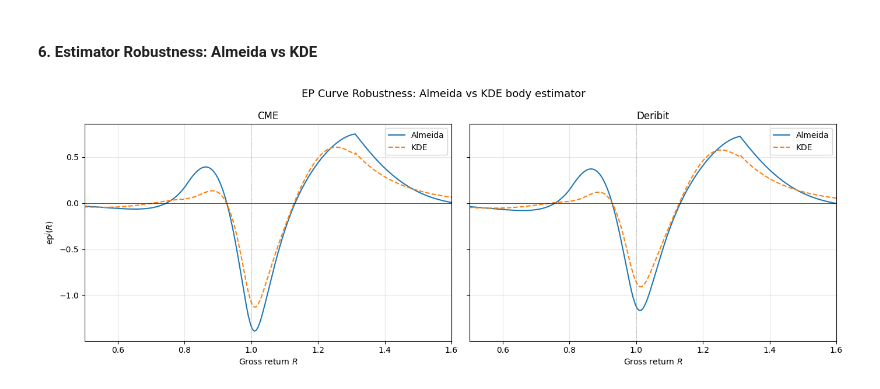
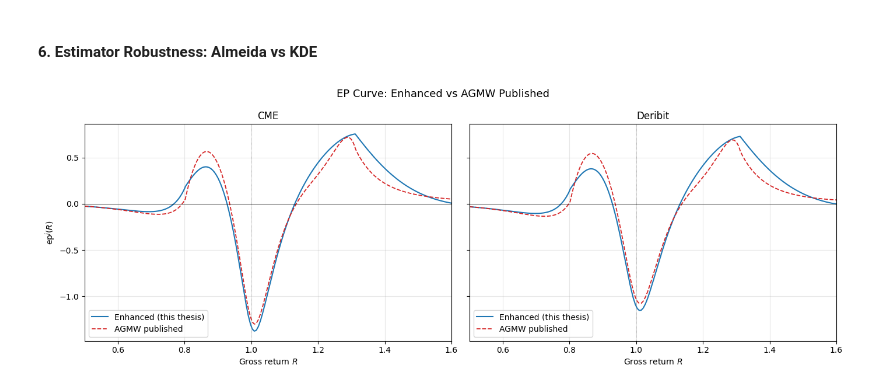
Before and after one commit to Lldelduca/bitcoin-risk-premia, a Jupyter notebook: notebooks/02_ep_decomposition.ipynb, the cells around one changed output. Saved outputs shown, nothing was run; the diff lists cells and outputs as text; code cells hidden in the pictures.

Commit message:
Enhanced Grith

```diff
--- a/notebooks/02_ep_decomposition.ipynb
+++ b/notebooks/02_ep_decomposition.ipynb
@@ -22,15 +22,15 @@ TAB_DIR = RES_P2 / 'tables'
 FIG_DIR.mkdir(parents=True, exist_ok=True)
 TAB_DIR.mkdir(parents=True, exist_ok=True)
 
-# Load densities
 d = np.load(DATA_P2 / 'phase2_densities.npz')
 R = d['R_grid']
-p_alm = d['p_almeida']
+p_enh = d['p_almeida']
+p_van = d['p_vanilla']
 p_kde = d['p_kde']
 q_cme = d['q_cme']
 q_der = d['q_der']
 
-# Load summary
+# Load summary (three estimators x two venues)
 summary = pd.read_csv(TAB_DIR / 'ep_decomposition_summary.csv')
 print("--- EP Decomposition Summary ---")
 print(summary.to_string(index=False))
@@ -46,9 +48,9 @@ venue estimator  total_ep  downside_contrib  downside_share  mid_contrib  mid_sh
 # %%
 fig, axes = plt.subplots(1, 2, figsize=(14, 5), sharey=True)
 for ax, (venue, q, color) in zip(axes, [('CME', q_cme, 'C0'), ('Deribit', q_der, 'C1')]):
-    ax.plot(R, p_alm, 'k-', lw=1.5, label=r'$\hat{p}(R)$ (Almeida)')
-    ax.plot(R, p_kde, 'k--', lw=1, alpha=0.5, label=r'$\hat{p}(R)$ (KDE)')
-    ax.plot(R, q, color=color, lw=1.5, label=rf'$\hat{{q}}^{{\mathrm{{{venue}}}}}(R)$')
+    ax.plot(R, p_enh, 'k-', lw=1.6, label=r'$\hat{p}(R)$ enhanced (this thesis)')
+    ax.plot(R, p_van, color='C3', ls='-.', lw=1.2, label=r'$\hat{p}(R)$ AGMW published')
+    ax.plot(R, q, color=color, lw=1.5, label=rf'$\bar{{q}}^{{\mathrm{{{venue}}}}}(R)$')
     ax.axvline(1.0, color='gray', lw=0.5, ls=':')
     ax.set_xlabel('Gross return $R$')
     ax.set_xlim(0.5, 1.6)
@@ -64,8 +86,8 @@ plt.show()
 # %% [markdown]
 #### 2. EP Curve: CME vs Deribit
 # %%
-ep_cme = (p_alm - q_cme) * R
-ep_der = (p_alm - q_der) * R
+ep_cme = (p_enh - q_cme) * R
+ep_der = (p_enh - q_der) * R
 
 fig, ax = plt.subplots(figsize=(13, 5))
 ax.plot(R, ep_cme, 'C0-', lw=1.5, label='CME')
@@ -77,7 +99,7 @@ ax.axvspan(1.10, R[-1], alpha=0.05, color='green')
 ax.set_xlabel('Gross return $R$')
 ax.set_ylabel(r'$\mathrm{ep}^j(R)$')
 ax.set_xlim(0.5, 1.6)
-ax.set_title('Equity Premium Curve: CME vs Deribit (Almeida estimator)')
+ax.set_title('Equity Premium Curve: CME vs Deribit (enhanced estimator)')
 ax.legend()
 plt.tight_layout()
 plt.savefig(FIG_DIR / 'fig_ep_curve.png', dpi=150)
@@ -111,11 +135,11 @@ plt.show()
 Under standard risk aversion this should be monotonically decreasing. A hump (local increase) in the small-negative-return region
 is the anomaly documented by Almeida et al. (2026) on Deribit.
 # %%
-p_safe = np.maximum(p_alm, 1e-15)
+p_safe = np.maximum(p_enh, 1e-15)
 k_cme = q_cme / p_safe
 k_der = q_der / p_safe
-k_cme[p_alm < 1e-15] = np.nan
-k_der[p_alm < 1e-15] = np.nan
+k_cme[p_enh < 1e-15] = np.nan
+k_der[p_enh < 1e-15] = np.nan
 
 fig, ax = plt.subplots(figsize=(13, 5))
 ax.plot(R, k_cme, 'C0-', lw=1.5, label='CME')
@@ -126,7 +150,7 @@ ax.set_xlabel('Gross return $R$')
 ax.set_ylabel(r'$\hat{m}^j(R)$')
 ax.set_xlim(0.5, 1.6)
 ax.set_ylim(0, 5)
-ax.set_title('Unconditional Pricing Kernel: CME vs Deribit')
+ax.set_title('Unconditional Pricing Kernel: CME vs Deribit (enhanced estimator)')
 ax.legend()
 plt.tight_layout()
 plt.savefig(FIG_DIR / 'fig_kernel_unconditional.png', dpi=150)
@@ -151,24 +195,24 @@ DER          0.035  0.042          0.423 -0.136    -3.403 -2.234        3.981  3
 # %% [markdown]
 #### 6. Estimator Robustness: Almeida vs KDE
 # %%
-ep_cme_kde = (p_kde - q_cme) * R
-ep_der_kde = (p_kde - q_der) * R
+ep_cme_van = (p_van - q_cme) * R
+ep_der_van = (p_van - q_der) * R
 
 fig, axes = plt.subplots(1, 2, figsize=(14, 5), sharey=True)
-for ax, (venue, ep_alm, ep_k) in zip(axes,
-        [('CME', ep_cme, ep_cme_kde), ('Deribit', ep_der, ep_der_kde)]):
-    ax.plot(R, ep_alm, '-', lw=1.5, label='Almeida')
-    ax.plot(R, ep_k, '--', lw=1.5, label='KDE')
+for ax, (venue, ep_e, ep_v) in zip(axes,
+        [('CME', ep_cme, ep_cme_van), ('Deribit', ep_der, ep_der_van)]):
+    ax.plot(R, ep_e, 'C0-', lw=1.5, label='Enhanced (this thesis)')
+    ax.plot(R, ep_v, 'C3--', lw=1.3, label='AGMW published')
     ax.axhline(0, color='black', lw=0.5)
     ax.axvline(1.0, color='gray', lw=0.5, ls=':')
     ax.set_xlabel('Gross return $R$')
     ax.set_xlim(0.5, 1.6)
     ax.set_title(venue)
     ax.legend()
 axes[0].set_ylabel(r'$\mathrm{ep}^j(R)$')
-fig.suptitle('EP Curve Robustness: Almeida vs KDE body estimator', fontsize=13)
+fig.suptitle('EP Curve: Enhanced vs AGMW Published', fontsize=13)
 plt.tight_layout()
-plt.savefig(FIG_DIR / 'fig_ep_robustness.png', dpi=150)
+plt.savefig(FIG_DIR / 'fig_ep_enhanced_vs_vanilla.png', dpi=150)
 plt.show()
 # %% [output]
-[figure, old version]
+[figure, new version]
```
Also changed, not shown: parts of 11 cells of this notebook, 21 other files.
